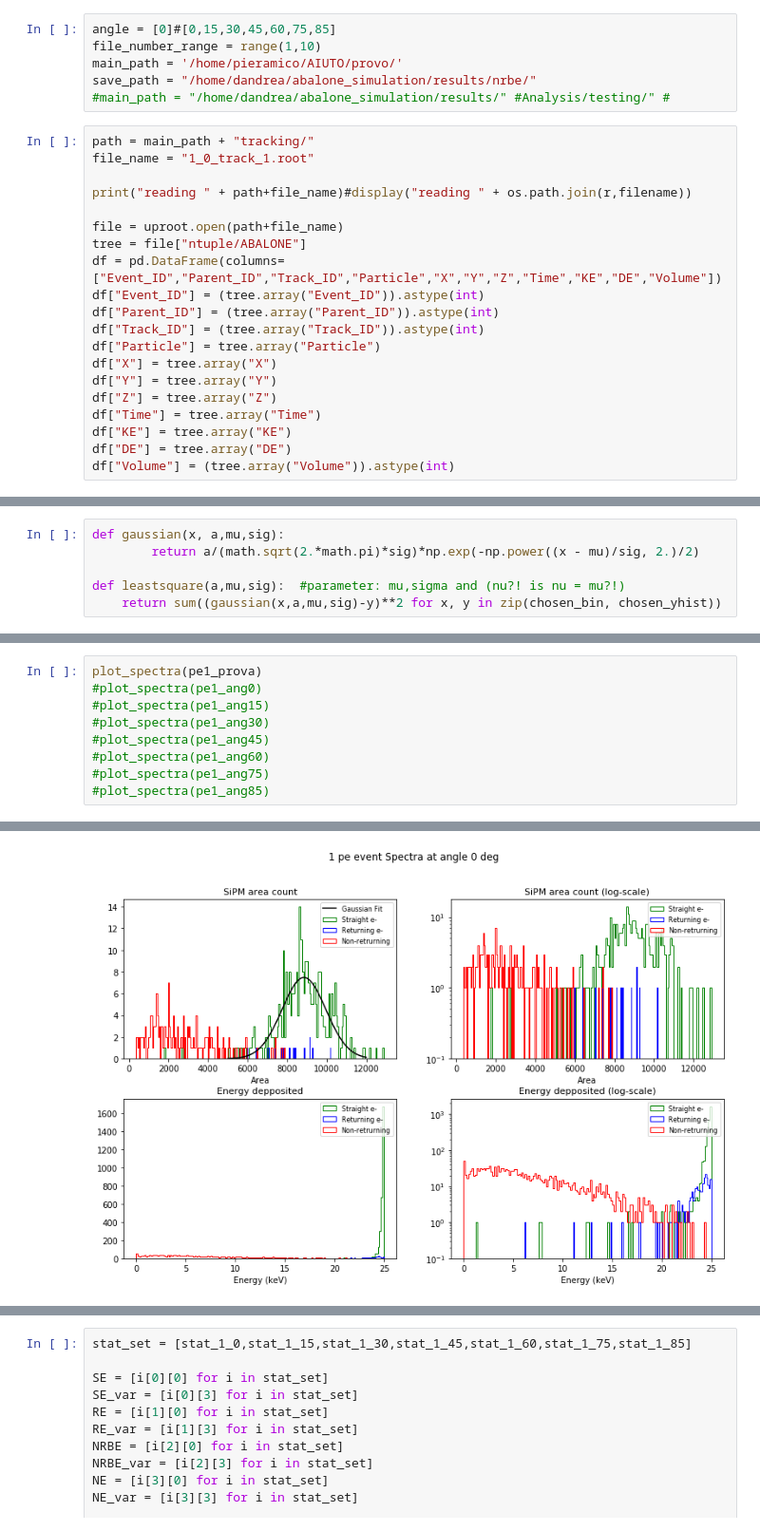
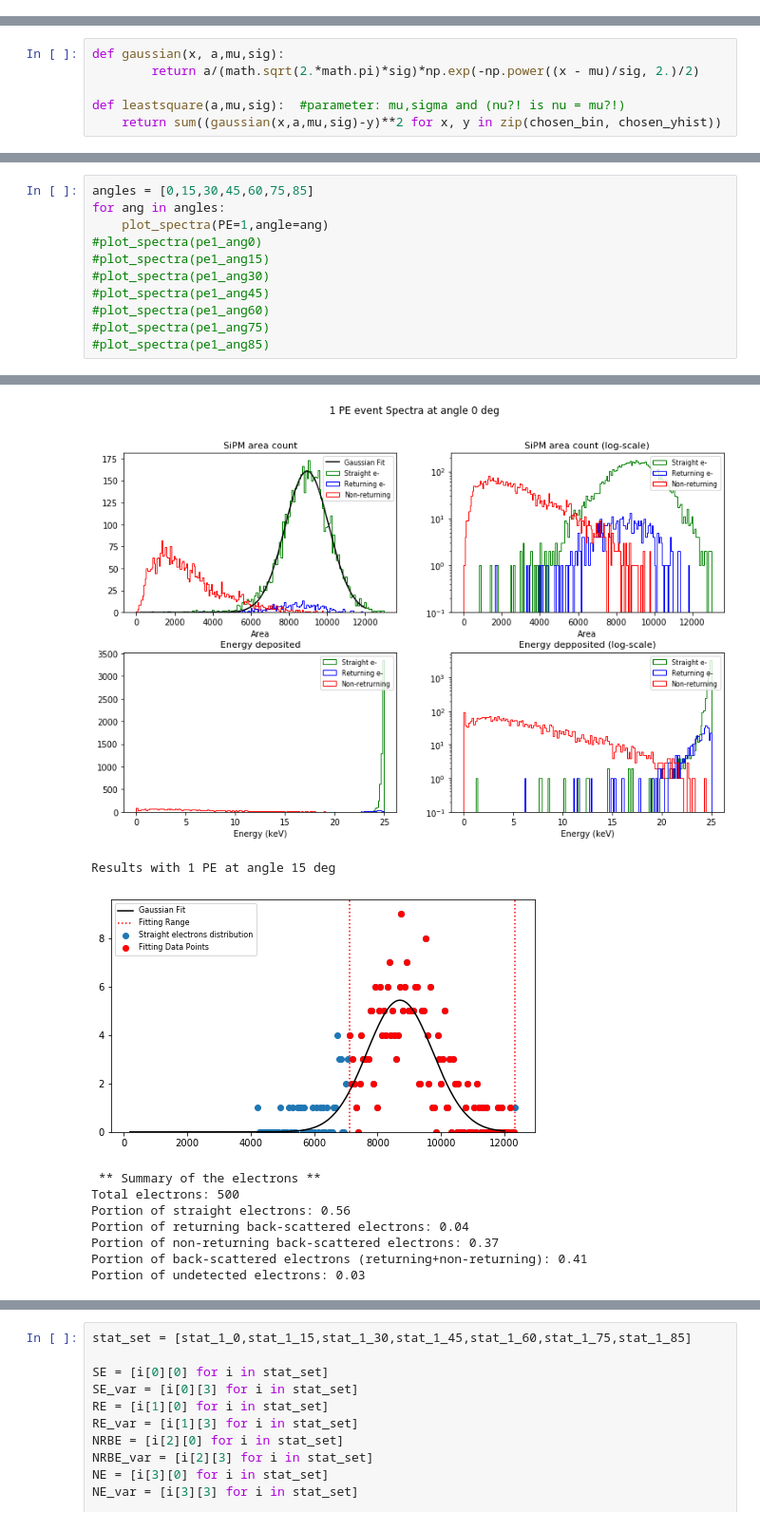
Before and after one commit to valerioda/abalone, a Jupyter notebook: simulation_analysis/ABALONE_SiPM_readout.ipynb, the cells around one changed output, grey strips where cells are left out. Shown at 95% size. Saved outputs shown, nothing was run; the diff lists cells and outputs as text.

Commit message:
readout and tracking analysis

```diff
--- a/simulation_analysis/ABALONE_SiPM_readout.ipynb
+++ b/simulation_analysis/ABALONE_SiPM_readout.ipynb
@@ -12,29 +12,3 @@ import json
 import multiprocessing as mp
 import time
 from scipy.optimize import curve_fit
-# %%
-angle = [0]#[0,15,30,45,60,75,85]
-file_number_range = range(1,10)
-main_path = '/home/pieramico/AIUTO/provo/'
-save_path = "/home/dandrea/abalone_simulation/results/nrbe/"
-#main_path = "/home/dandrea/abalone_simulation/results/" #Analysis/testing/" #
-# %%
-path = main_path + "tracking/"
-file_name = "1_0_track_1.root"
-
-print("reading " + path+file_name)#display("reading " + os.path.join(r,filename))
-
-file = uproot.open(path+file_name)
-tree = file["ntuple/ABALONE"]
-df = pd.DataFrame(columns=["Event_ID","Parent_ID","Track_ID","Particle","X","Y","Z","Time","KE","DE","Volume"])
-df["Event_ID"] = (tree.array("Event_ID")).astype(int)
-df["Parent_ID"] = (tree.array("Parent_ID")).astype(int)
-df["Track_ID"] = (tree.array("Track_ID")).astype(int)
-df["Particle"] = tree.array("Particle")
-df["X"] = tree.array("X")
-df["Y"] = tree.array("Y")
-df["Z"] = tree.array("Z")
-df["Time"] = tree.array("Time")
-df["KE"] = tree.array("KE")
-df["DE"] = tree.array("DE")
-df["Volume"] = (tree.array("Volume")).astype(int)
@@ -394,7 +130,9 @@ def plot_spectra(obj):
 
     plt.show()
 # %%
-plot_spectra(pe1_prova)
+angles = [0,15,30,45,60,75,85]
+for ang in angles:
+    plot_spectra(PE=1,angle=ang)
 #plot_spectra(pe1_ang0)
 #plot_spectra(pe1_ang15)
 #plot_spectra(pe1_ang30)
@@ -413 +153,10 @@ Portion of undetected electrons 0.020202020202020204
-[figure, old version]
+[figure, new version]
+Results with 1 PE at angle 15 deg
+[figure, added]
+ ** Summary of the electrons **
+Total electrons: 500
+Portion of straight electrons: 0.56
+Portion of returning back-scattered electrons: 0.04
+Portion of non-returning back-scattered electrons: 0.37
+Portion of back-scattered electrons (returning+non-returning): 0.41
+Portion of undetected electrons: 0.03
```
Also changed, not shown: parts of 10 cells of this notebook, 56 other files.
